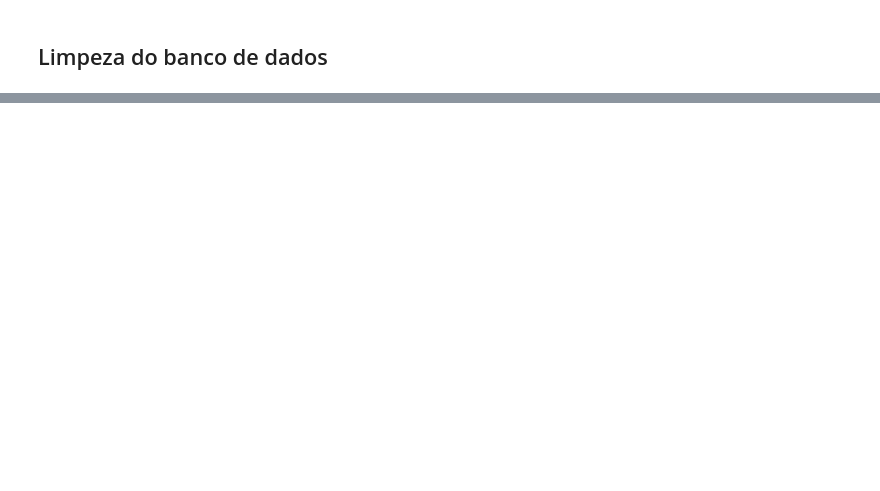
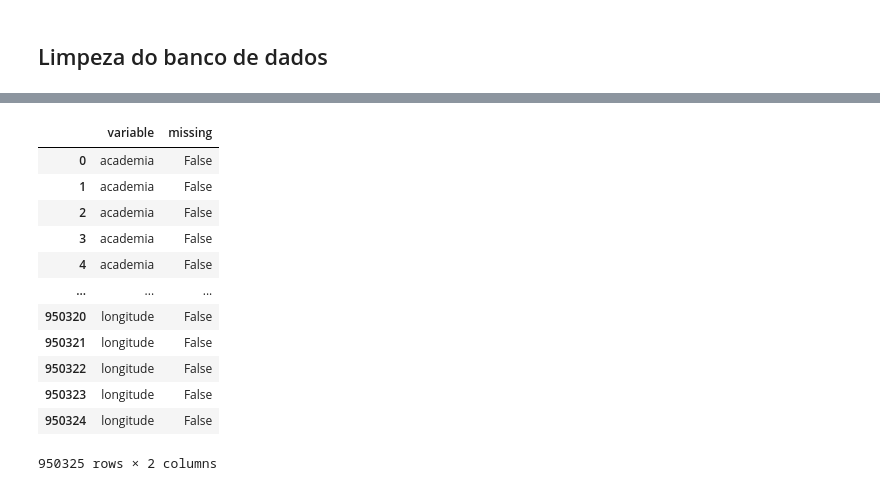
Before and after one commit to cowvin0/tcc_realestate, a Jupyter notebook: modeling/modeling.ipynb, the cells around one changed output, grey strips where cells are left out. Saved outputs shown, nothing was run; the diff lists cells and outputs as text; code cells hidden in the pictures; blank space fills up the shorter version.

```diff
--- a/modeling/modeling.ipynb
+++ b/modeling/modeling.ipynb
@@ -31,0 +42,16 @@ df
+# %%
+df.isna().melt(value_name="missing")
+# %% [output]
+|  | variable | missing |
+| 0 | academia | False |
+| 1 | academia | False |
+| 2 | academia | False |
+| 3 | academia | False |
+| 4 | academia | False |
+| ... | ... | ... |
+| 950320 | longitude | False |
+| 950321 | longitude | False |
+| 950322 | longitude | False |
+| 950323 | longitude | False |
+| 950324 | longitude | False |
+950325 rows × 2 columns
```
Also changed, not shown: parts of 5 cells of this notebook.
